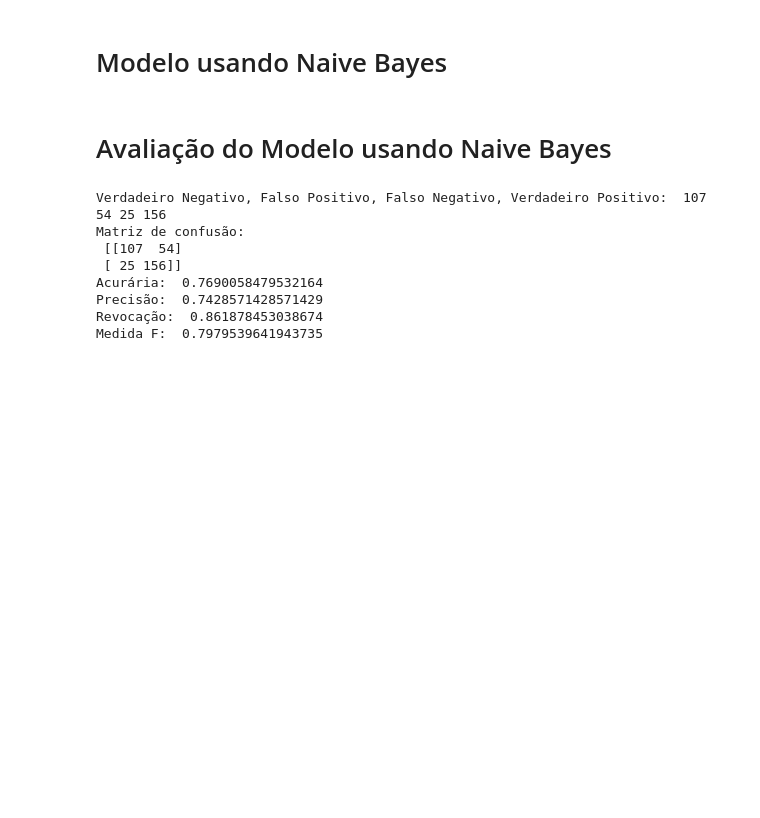
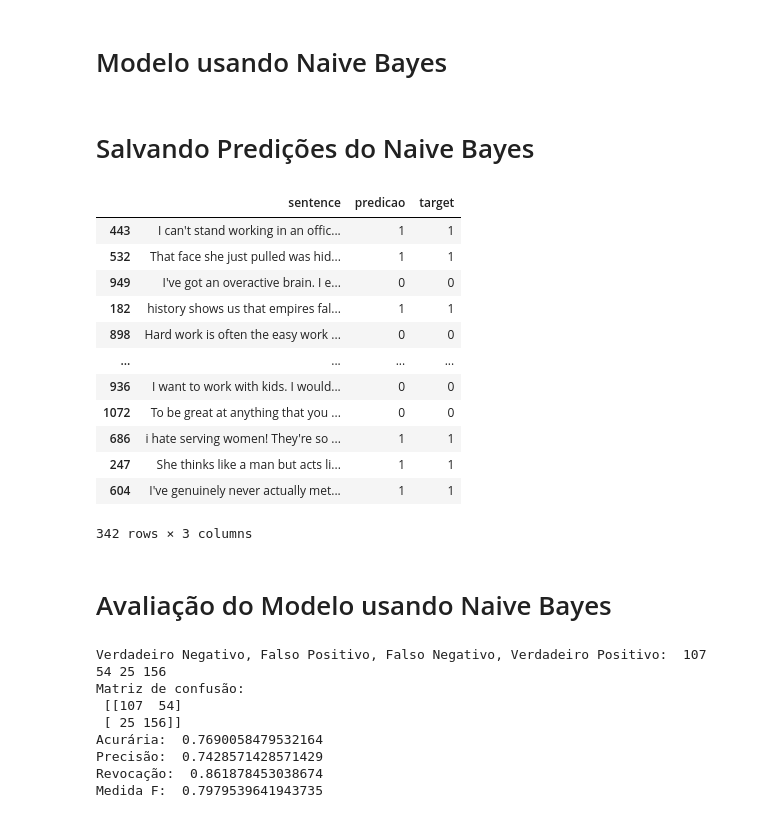
Before and after one commit to MaisaVidal/Detection-Sexist-Statements, a Jupyter notebook: notebooks/Detecção_de_frases_sexistas.ipynb, the cells around one changed output. Saved outputs shown, nothing was run; the diff lists cells and outputs as text; code cells hidden in the pictures; blank space fills up the shorter version.

Commit message:
Adicionando predicoes do treino usando naive bayes para que o monitoramento possa ser feito, comparando treino e produção

```diff
--- a/notebooks/Detecção_de_frases_sexistas.ipynb
+++ b/notebooks/Detecção_de_frases_sexistas.ipynb
@@ -68,6 +68,30 @@ model = make_pipeline(TfidfVectorizer(max_df=0.95, min_df=2,
 model.fit( X_train, y_train )
 
 y_pred = model.predict( X_test)
+# %% [markdown]
+# Salvando Predições do Naive Bayes
+# %%
+df_temp = pd.DataFrame(columns=['sentence','predicao','target'])
+df_temp['sentence'] = X_test.copy()
+df_temp['predicao'] = y_pred
+df_temp['target'] = y_test
+df_temp.to_csv('predicoes_de_treino_naive_bayes.csv',index=False)
+# %%
+df_temp
+# %% [output]
+|  | sentence | predicao | target |
+| 443 | I can't stand working in an offic... | 1 | 1 |
+| 532 | That face she just pulled was hid... | 1 | 1 |
+| 949 | I've got an overactive brain. I e... | 0 | 0 |
+| 182 | history shows us that empires fal... | 1 | 1 |
+| 898 | Hard work is often the easy work ... | 0 | 0 |
+| ... | ... | ... | ... |
+| 936 | I want to work with kids. I would... | 0 | 0 |
+| 1072 | To be great at anything that you ... | 0 | 0 |
+| 686 | i hate serving women! They're so ... | 1 | 1 |
+| 247 | She thinks like a man but acts li... | 1 | 1 |
+| 604 | I've genuinely never actually met... | 1 | 1 |
+342 rows × 3 columns
 # %% [markdown]
 # Avaliação do Modelo usando Naive Bayes
 # %%
```
Also changed, not shown: parts of 7 cells of this notebook, 1 other file.
